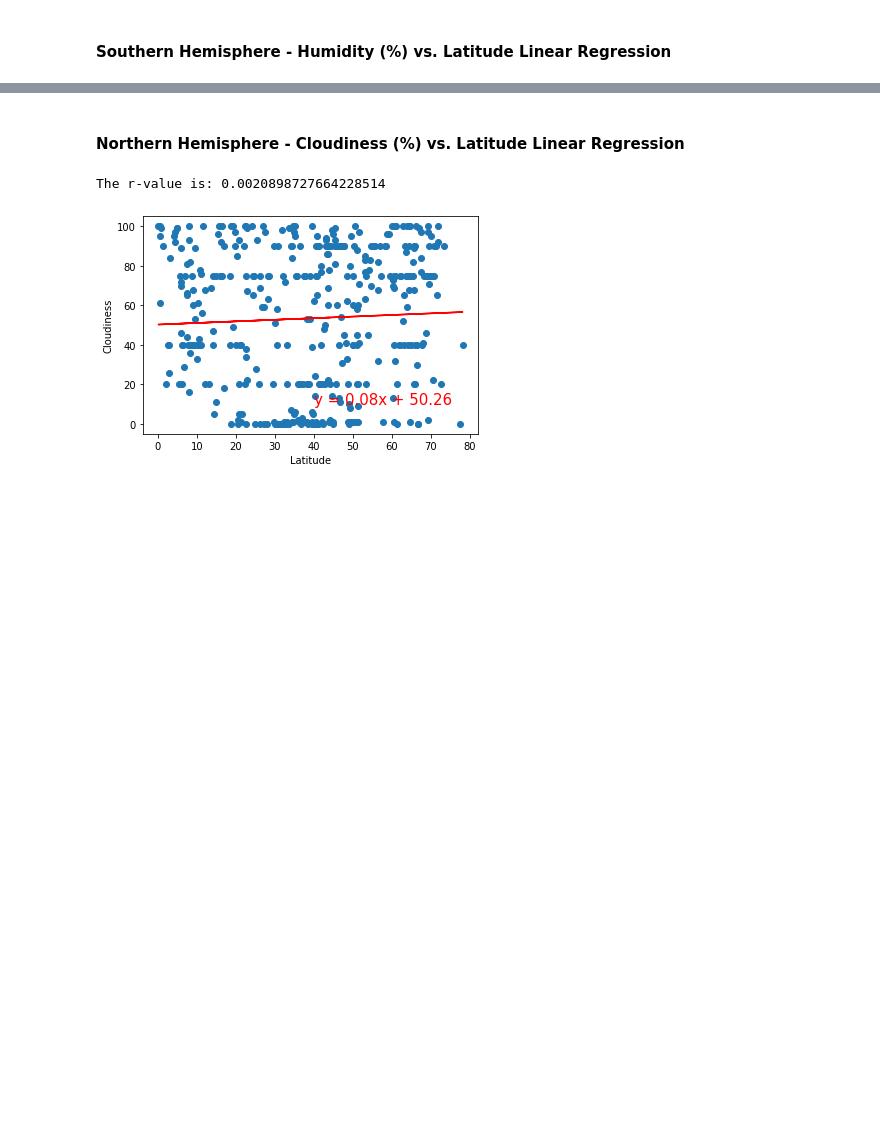
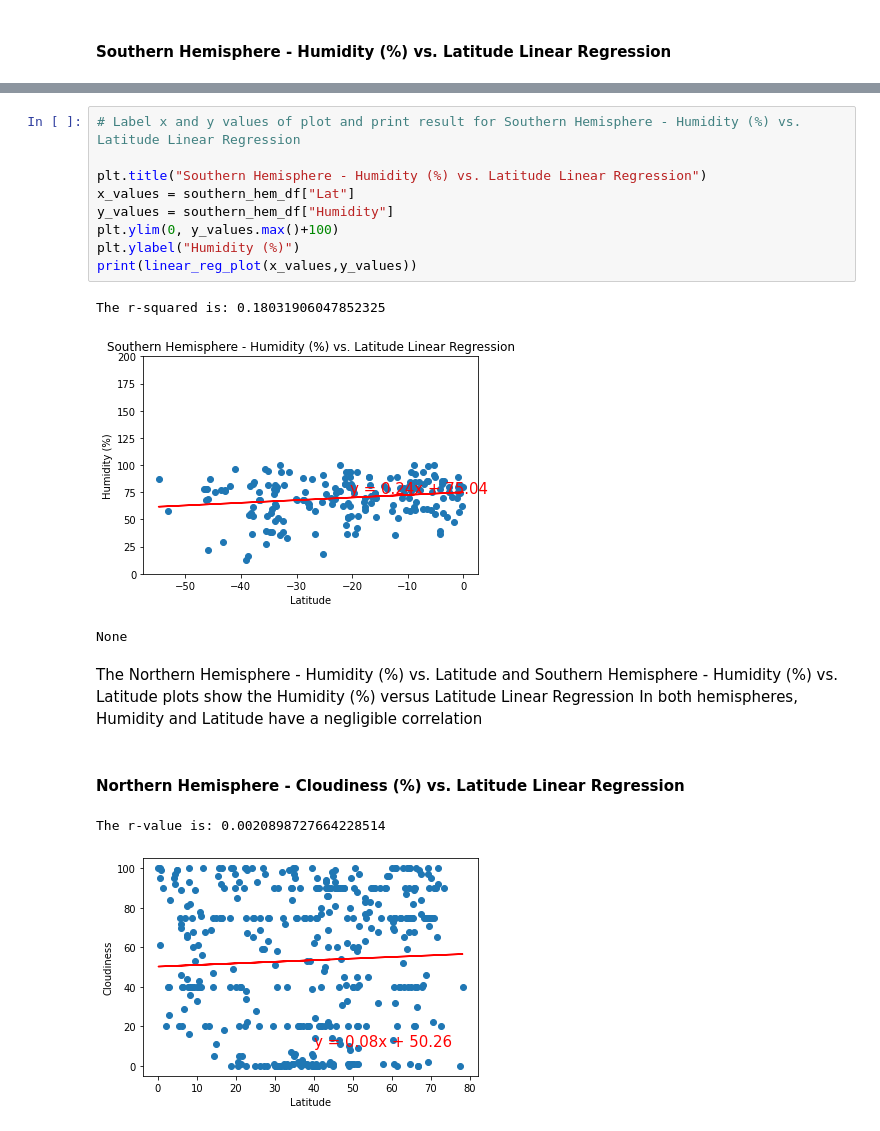
Before and after one commit to KGore12/python-api-challenge, a Jupyter notebook: WeatherPy/WeatherPy.ipynb, the cells around one changed output, grey strips where cells are left out. Saved outputs shown, nothing was run; the diff lists cells and outputs as text; blank space fills up the shorter version.

```diff
--- a/WeatherPy/WeatherPy.ipynb
+++ b/WeatherPy/WeatherPy.ipynb
@@ -314,3 +321,19 @@ The r-value is: 0.014985174297345524
+# %%
+# Label x and y values of plot and print result for Southern Hemisphere - Humidity (%) vs. Latitude Linear Regression
+
+plt.title("Southern Hemisphere - Humidity (%) vs. Latitude Linear Regression")
+x_values = southern_hem_df["Lat"]
+y_values = southern_hem_df["Humidity"]
+plt.ylim(0, y_values.max()+100)
+plt.ylabel("Humidity (%)")
+print(linear_reg_plot(x_values,y_values))
+# %% [output]
+The r-squared is: 0.18031906047852325
+[figure, added]
+None
+# %% [markdown]
+The Northern Hemisphere - Humidity (%) vs. Latitude and Southern Hemisphere - Humidity (%) vs. Latitude plots show the Humidity (%) versus Latitude Linear Regression
+In both hemispheres, Humidity and Latitude have a negligible correlation
 # %% [markdown]
 ####  Northern Hemisphere - Cloudiness (%) vs. Latitude Linear Regression
 # %%
```
Also changed, not shown: parts of 6 cells of this notebook.
